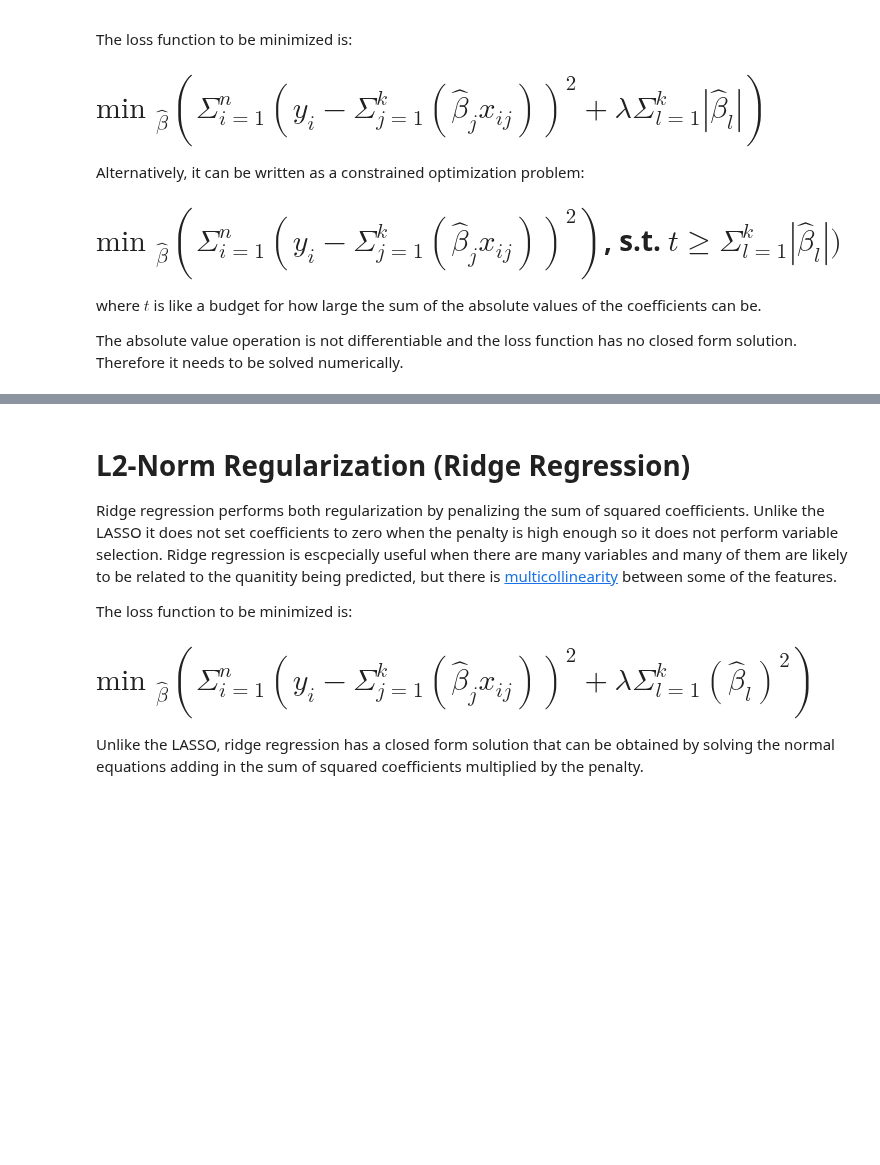
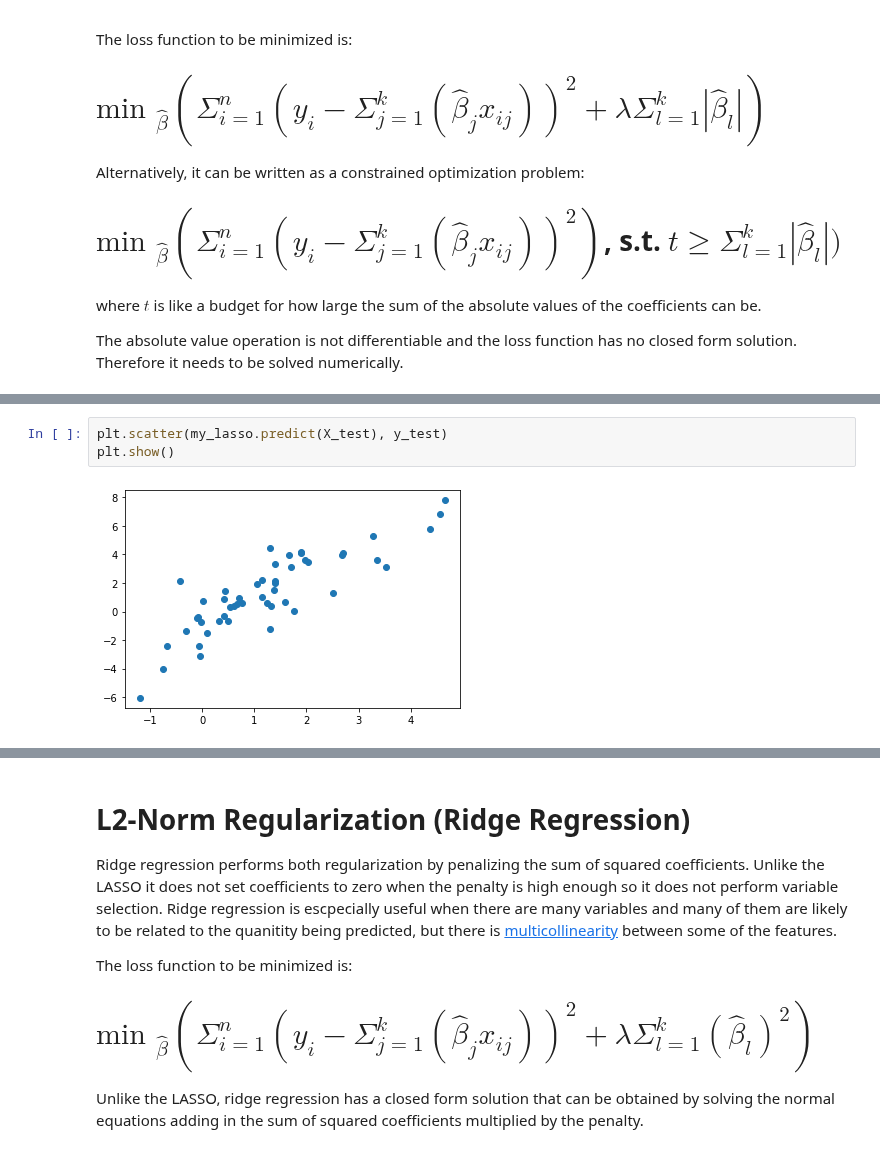
Before and after one commit to jkclem/duct-taped-ml, a Jupyter notebook: supervised/parametric/LinearModels/Linear Regression Regularization.ipynb, the cells around one changed output, grey strips where cells are left out. Cells and saved outputs as stored; diff of their text form; blank space fills up the shorter version.

```diff
--- a/supervised/parametric/LinearModels/Linear Regression Regularization.ipynb
+++ b/supervised/parametric/LinearModels/Linear Regression Regularization.ipynb
@@ -131,0 +142,5 @@ array([-1.09066714e-02, -2.07968766e+00,  1.15639693e-01, -4.96379663e-02,
+# %%
+plt.scatter(my_lasso.predict(X_test), y_test)
+plt.show()
+# %% [output]
+[figure, added]
```
Also changed, not shown: parts of 8 cells of this notebook.
